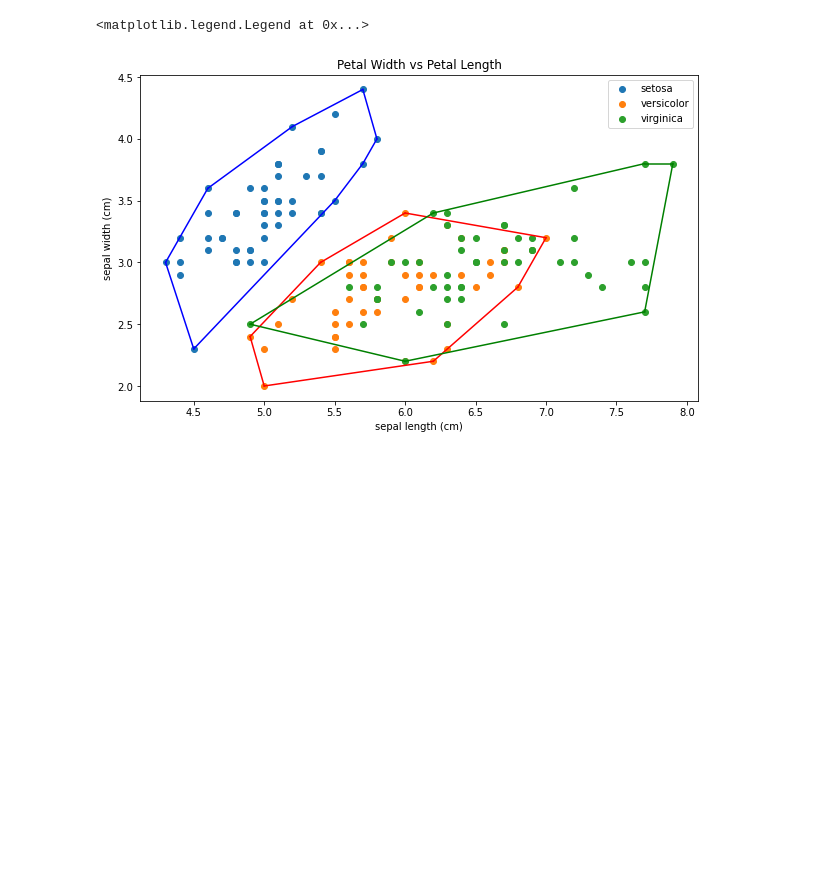
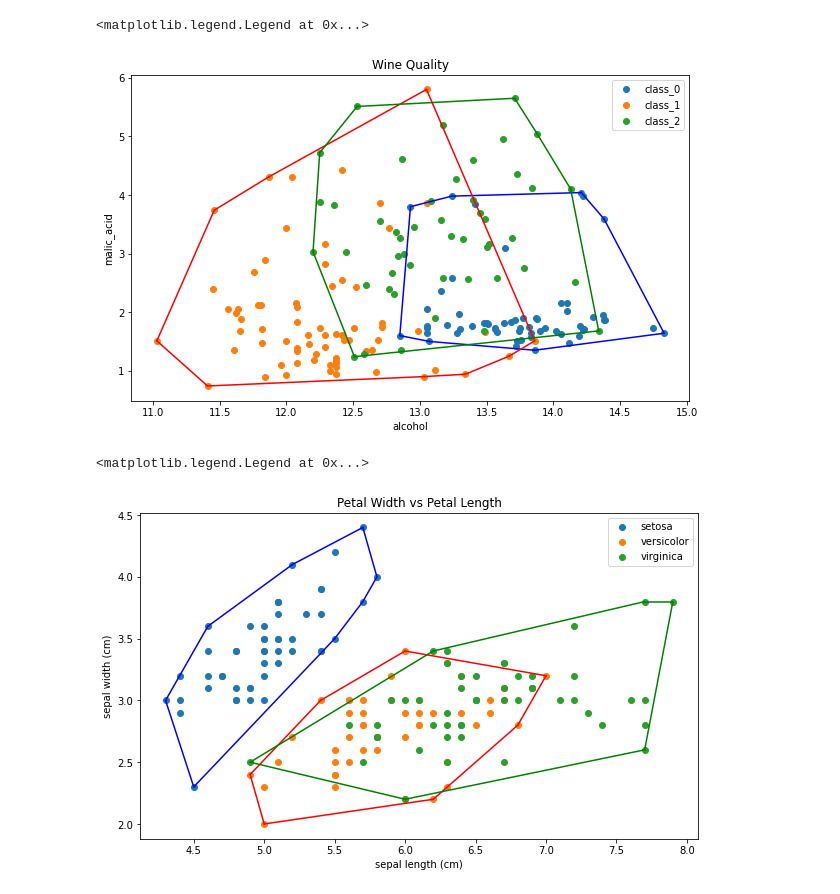
Before and after one commit to kristabdi/convex-hull, a Jupyter notebook: src/main.ipynb, the cells around one changed output. Saved outputs shown, nothing was run; the diff lists cells and outputs as text; code cells hidden in the pictures; blank space fills up the shorter version.

Commit message:
add bonus, for dataset wine

```diff
--- a/src/main.ipynb
+++ b/src/main.ipynb
@@ -6,10 +6,15 @@ from sklearn import datasets
 from main import ConvexHull
 # %%
 iris = datasets.load_iris()
-#data numpy array
-data = iris['data']
-#create a DataFrame
+wine = datasets.load_wine()
+
+#create a DataFrame Iris
 df = pd.DataFrame(iris.data, columns=iris.feature_names)
 df['Target'] = pd.DataFrame(iris.target)
-df.head()
+print(df.head())
+
+#create a DataFrame Wine
+df1 = pd.DataFrame(wine.data, columns=wine.feature_names)
+df1['Target'] = pd.DataFrame(wine.target)
+print(df1.head())
 # %% [output]
@@ -22,3 +38,22 @@ df.head()
+# %%
+#visualisasi hasil ConvexHull
+
+plt.figure(figsize = (10, 6))
+colors = ['b','r','g']
+plt.title('Wine Quality')
+plt.xlabel(wine.feature_names[0])
+plt.ylabel(wine.feature_names[1])
+for i in range(len(wine.target_names)):
+    bucket = df1[df1['Target'] == i]
+    bucket = bucket.iloc[:,[0,1]].values
+    edges = ConvexHull(bucket)
+    plt.scatter(bucket[:, 0], bucket[:, 1], label=wine.target_names[i])
+    for j in range(len(edges)):
+        plt.plot(bucket[edges[j], 0], bucket[edges[j], 1], colors[i])
+plt.legend()
+# %% [output]
+<matplotlib.legend.Legend at 0x...>
+[figure, added]
 # %%
 #visualisasi hasil ConvexHull
 
```
Also changed, not shown: parts of 2 cells of this notebook.
